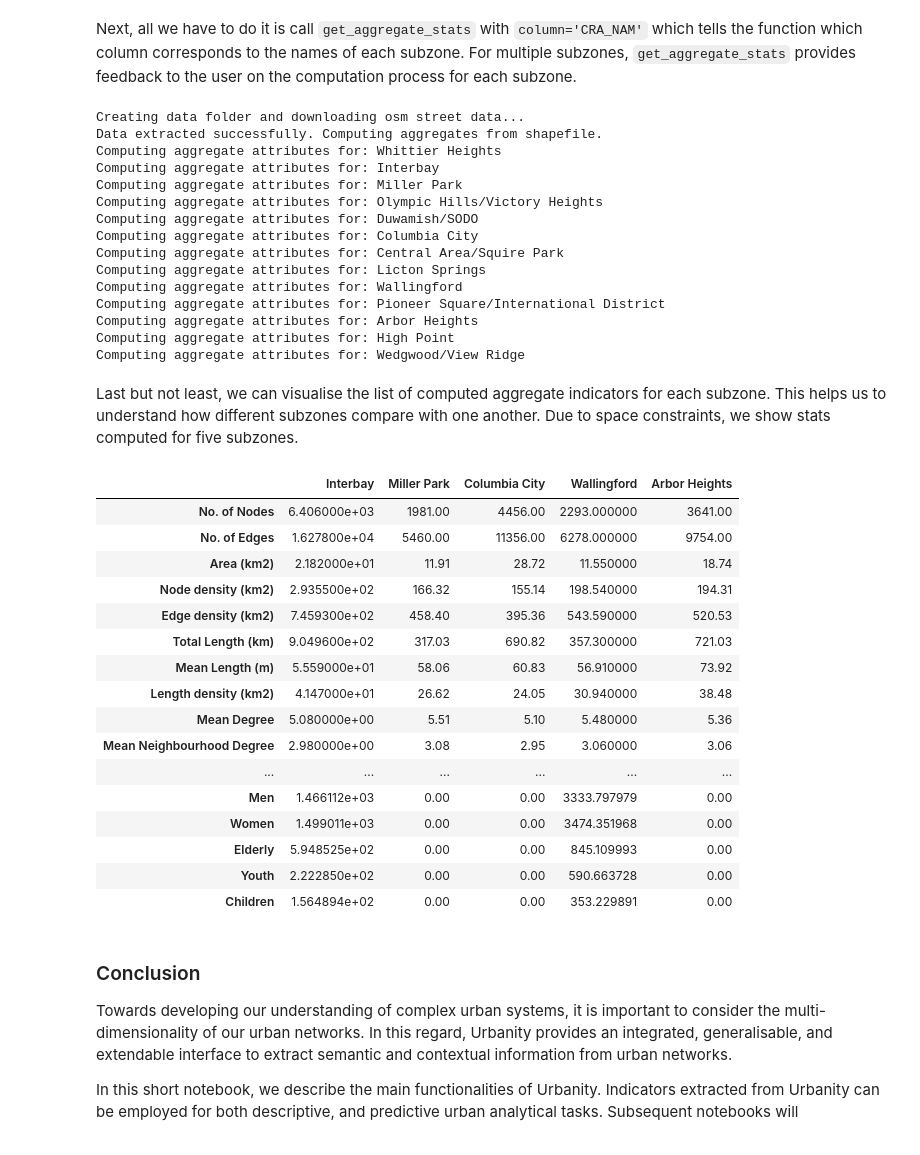
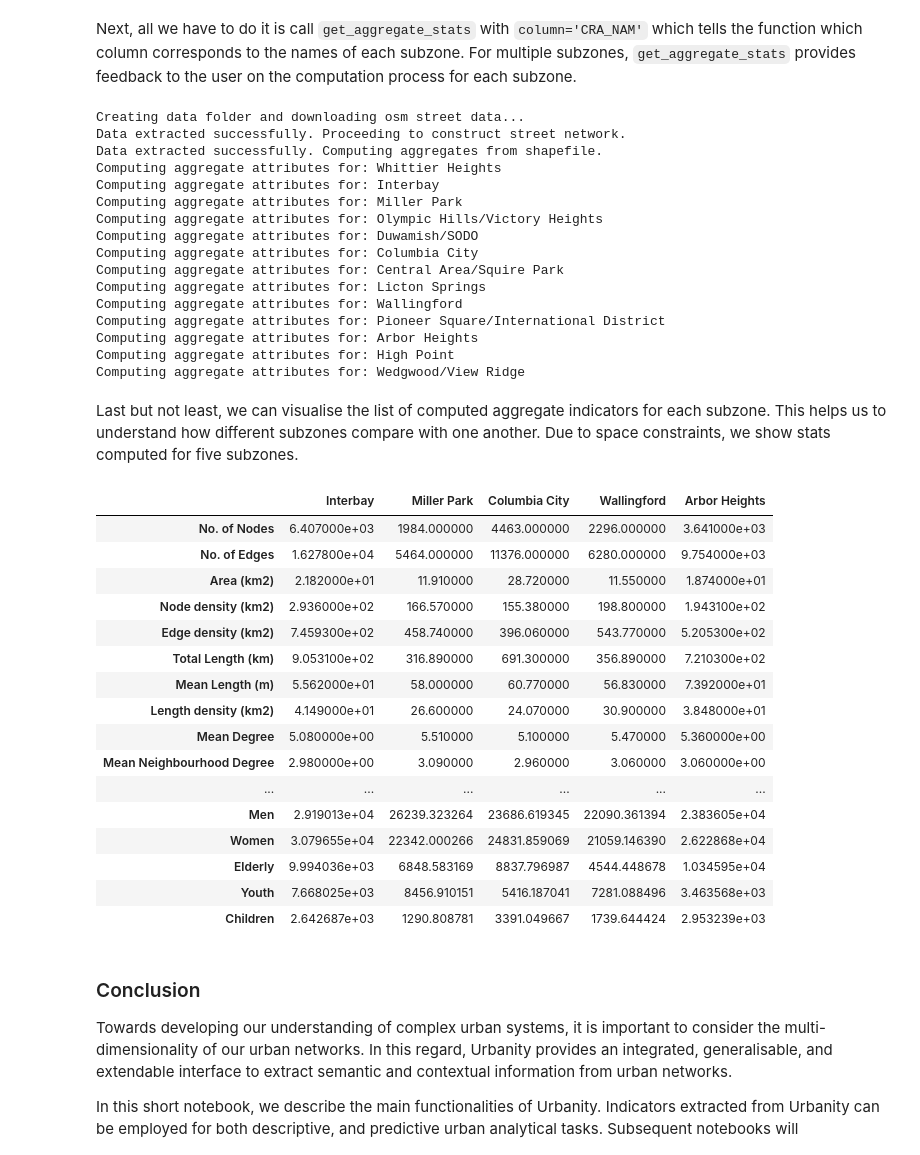
Before and after one commit to winstonyym/urbanity, a Jupyter notebook: docs/notebooks/basic_functionality.ipynb, the cells around one changed output. Saved outputs shown, nothing was run; the diff lists cells and outputs as text; code cells hidden in the pictures.

```diff
--- a/docs/notebooks/basic_functionality.ipynb
+++ b/docs/notebooks/basic_functionality.ipynb
@@ -212,7 +239,7 @@ Map(center=[47.5837304, -122.35882], controls=(ZoomControl(options=['position',
 # %% [markdown]
 Next, adding the subzone information to the map is as simple as calling the `add_polygon_boundary` method. An additional layer shows up on our map with subzones of Seattle.
 # %%
-m4.add_polygon_boundary('./0_files/seattle_all.geojson')
+m4.add_polygon_boundary('./data/seattle_subzones.geojson')
 # %% [markdown]
 A visual inspection of our dataframe object shows that there are 12 subzones under the `CRA_NAM` column.
 # %%
@@ -238,6 +265,7 @@ Next, all we have to do it is call `get_aggregate_stats` with `column='CRA_NAM'`
 attr_stats_sea = m4.get_aggregate_stats("Seattle", column='CRA_NAM')
 # %% [output]
 Creating data folder and downloading osm street data...
+Data extracted successfully. Proceeding to construct street network.
 Data extracted successfully. Computing aggregates from shapefile.
 Computing aggregate attributes for: Whittier Heights
 Computing aggregate attributes for: Interbay
@@ -255,26 +283,25 @@ Computing aggregate attributes for: Wedgwood/View Ridge
 # %% [markdown]
 Last but not least, we can visualise the list of computed aggregate indicators for each subzone. This helps us to understand how different subzones compare with one another. Due to space constraints, we show stats computed for five subzones.
 # %%
-df_sea = pd.DataFrame(attr_stats_sea)
-df_sea[['Interbay','Miller Park', 'Columbia City', 'Wallingford','Arbor Heights']]
+attr_stats_sea.transpose()[['Interbay','Miller Park', 'Columbia City', 'Wallingford','Arbor Heights']]
 # %% [output]
 |  | Interbay | Miller Park | Columbia City | Wallingford | Arbor Heights |
-| No. of Nodes | 6.406000e+03 | 1981.00 | 4456.00 | 2293.000000 | 3641.00 |
-| No. of Edges | 1.627800e+04 | 5460.00 | 11356.00 | 6278.000000 | 9754.00 |
-| Area (km2) | 2.182000e+01 | 11.91 | 28.72 | 11.550000 | 18.74 |
-| Node density (km2) | 2.935500e+02 | 166.32 | 155.14 | 198.540000 | 194.31 |
-| Edge density (km2) | 7.459300e+02 | 458.40 | 395.36 | 543.590000 | 520.53 |
-| Total Length (km) | 9.049600e+02 | 317.03 | 690.82 | 357.300000 | 721.03 |
-| Mean Length (m) | 5.559000e+01 | 58.06 | 60.83 | 56.910000 | 73.92 |
-| Length density (km2) | 4.147000e+01 | 26.62 | 24.05 | 30.940000 | 38.48 |
-| Mean Degree | 5.080000e+00 | 5.51 | 5.10 | 5.480000 | 5.36 |
-| Mean Neighbourhood Degree | 2.980000e+00 | 3.08 | 2.95 | 3.060000 | 3.06 |
+| No. of Nodes | 6.407000e+03 | 1984.000000 | 4463.000000 | 2296.000000 | 3.641000e+03 |
+| No. of Edges | 1.627800e+04 | 5464.000000 | 11376.000000 | 6280.000000 | 9.754000e+03 |
+| Area (km2) | 2.182000e+01 | 11.910000 | 28.720000 | 11.550000 | 1.874000e+01 |
+| Node density (km2) | 2.936000e+02 | 166.570000 | 155.380000 | 198.800000 | 1.943100e+02 |
+| Edge density (km2) | 7.459300e+02 | 458.740000 | 396.060000 | 543.770000 | 5.205300e+02 |
+| Total Length (km) | 9.053100e+02 | 316.890000 | 691.300000 | 356.890000 | 7.210300e+02 |
+| Mean Length (m) | 5.562000e+01 | 58.000000 | 60.770000 | 56.830000 | 7.392000e+01 |
+| Length density (km2) | 4.149000e+01 | 26.600000 | 24.070000 | 30.900000 | 3.848000e+01 |
+| Mean Degree | 5.080000e+00 | 5.510000 | 5.100000 | 5.470000 | 5.360000e+00 |
+| Mean Neighbourhood Degree | 2.980000e+00 | 3.090000 | 2.960000 | 3.060000 | 3.060000e+00 |
 | ... | ... | ... | ... | ... | ... |
-| Men | 1.466112e+03 | 0.00 | 0.00 | 3333.797979 | 0.00 |
-| Women | 1.499011e+03 | 0.00 | 0.00 | 3474.351968 | 0.00 |
-| Elderly | 5.948525e+02 | 0.00 | 0.00 | 845.109993 | 0.00 |
-| Youth | 2.222850e+02 | 0.00 | 0.00 | 590.663728 | 0.00 |
-| Children | 1.564894e+02 | 0.00 | 0.00 | 353.229891 | 0.00 |
+| Men | 2.919013e+04 | 26239.323264 | 23686.619345 | 22090.361394 | 2.383605e+04 |
+| Women | 3.079655e+04 | 22342.000266 | 24831.859069 | 21059.146390 | 2.622868e+04 |
+| Elderly | 9.994036e+03 | 6848.583169 | 8837.796987 | 4544.448678 | 1.034595e+04 |
+| Youth | 7.668025e+03 | 8456.910151 | 5416.187041 | 7281.088496 | 3.463568e+03 |
+| Children | 2.642687e+03 | 1290.808781 | 3391.049667 | 1739.644424 | 2.953239e+03 |
 # %% [markdown]
 ### Conclusion
 
```
Also changed, not shown: parts of 15 cells of this notebook, 10 other files.
